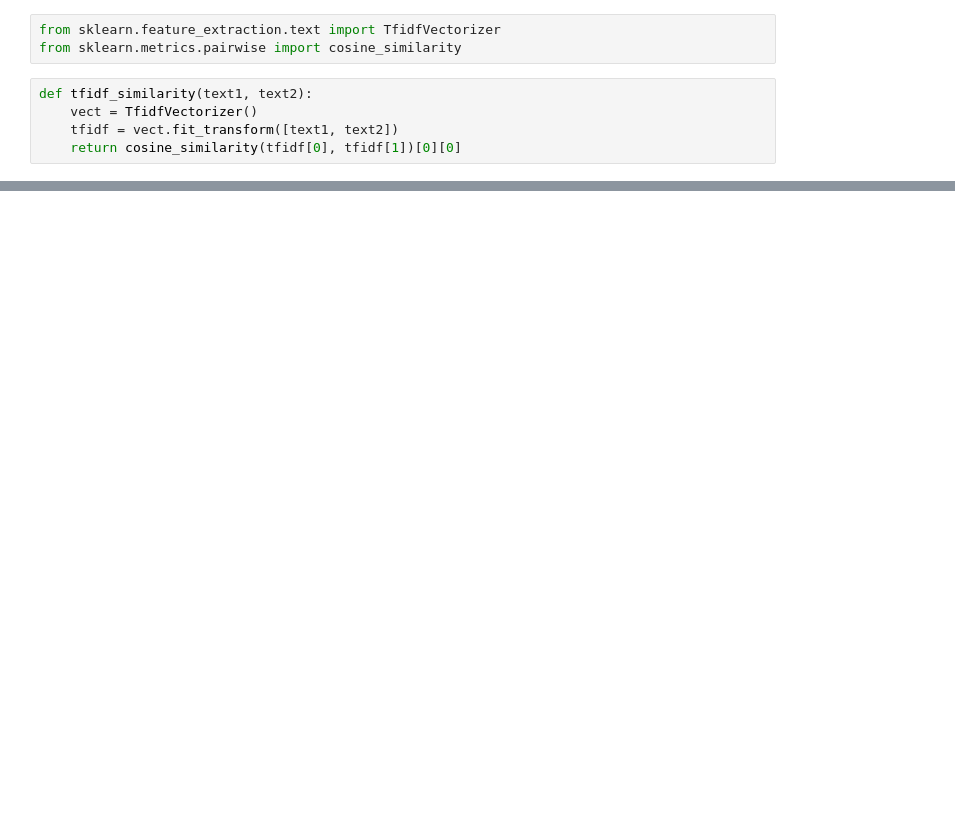
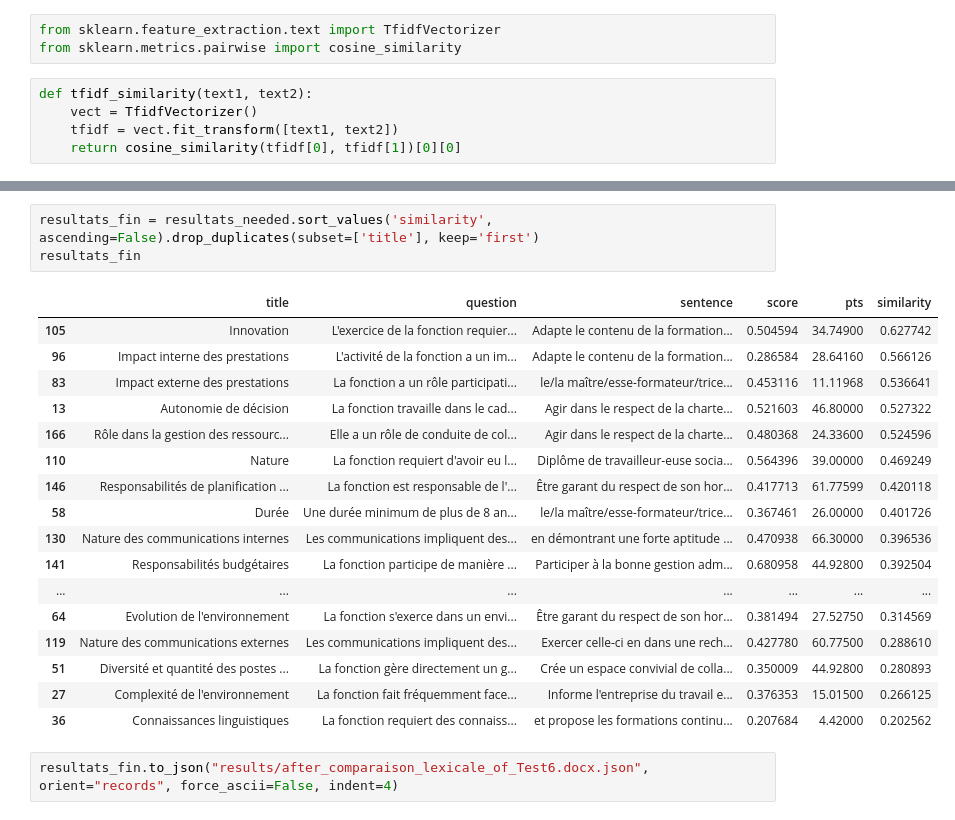
Before and after one commit to issamejekkam/Stage2A, a Jupyter notebook: ComparaisonLexicale.ipynb, the cells around one changed output, grey strips where cells are left out. Drawn from its saved outputs; the diff is of its cells as text; blank space fills up the shorter version.

```diff
--- a/ComparaisonLexicale.ipynb
+++ b/ComparaisonLexicale.ipynb
@@ -85,0 +79,23 @@ resultats[['question', 'sentence', 'similarity']].sort_values(by='similarity', a
+# %%
+resultats_fin = resultats_needed.sort_values('similarity', ascending=False).drop_duplicates(subset=['title'], keep='first')
+resultats_fin
+# %% [output]
+|  | title | question | sentence | score | pts | similarity |
+| 105 | Innovation | L'exercice de la fonction requier... | Adapte le contenu de la formation... | 0.504594 | 34.74900 | 0.627742 |
+| 96 | Impact interne des prestations | L'activité de la fonction a un im... | Adapte le contenu de la formation... | 0.286584 | 28.64160 | 0.566126 |
+| 83 | Impact externe des prestations | La fonction a un rôle participati... | le/la maître/esse-formateur/trice... | 0.453116 | 11.11968 | 0.536641 |
+| 13 | Autonomie de décision | La fonction travaille dans le cad... | Agir dans le respect de la charte... | 0.521603 | 46.80000 | 0.527322 |
+| 166 | Rôle dans la gestion des ressourc... | Elle a un rôle de conduite de col... | Agir dans le respect de la charte... | 0.480368 | 24.33600 | 0.524596 |
+| 110 | Nature | La fonction requiert d'avoir eu l... | Diplôme de travailleur-euse socia... | 0.564396 | 39.00000 | 0.469249 |
+| 146 | Responsabilités de planification ... | La fonction est responsable de l'... | Être garant du respect de son hor... | 0.417713 | 61.77599 | 0.420118 |
+| 58 | Durée | Une durée minimum de plus de 8 an... | le/la maître/esse-formateur/trice... | 0.367461 | 26.00000 | 0.401726 |
+| 130 | Nature des communications internes | Les communications impliquent des... | en démontrant une forte aptitude ... | 0.470938 | 66.30000 | 0.396536 |
+| 141 | Responsabilités budgétaires | La fonction participe de manière ... | Participer à la bonne gestion adm... | 0.680958 | 44.92800 | 0.392504 |
+| ... | ... | ... | ... | ... | ... | ... |
+| 64 | Evolution de l'environnement | La fonction s'exerce dans un envi... | Être garant du respect de son hor... | 0.381494 | 27.52750 | 0.314569 |
+| 119 | Nature des communications externes | Les communications impliquent des... | Exercer celle-ci en dans une rech... | 0.427780 | 60.77500 | 0.288610 |
+| 51 | Diversité et quantité des postes ... | La fonction gère directement un g... | Crée un espace convivial de colla... | 0.350009 | 44.92800 | 0.280893 |
+| 27 | Complexité de l'environnement | La fonction fait fréquemment face... | Informe l'entreprise du travail e... | 0.376353 | 15.01500 | 0.266125 |
+| 36 | Connaissances linguistiques | La fonction requiert des connaiss... | et propose les formations continu... | 0.207684 | 4.42000 | 0.202562 |
+# %%
+resultats_fin.to_json("results/after_comparaison_lexicale_of_Test6.docx.json", orient="records", force_ascii=False, indent=4)
```
Also changed, not shown: parts of 5 cells of this notebook, 4 other files.
